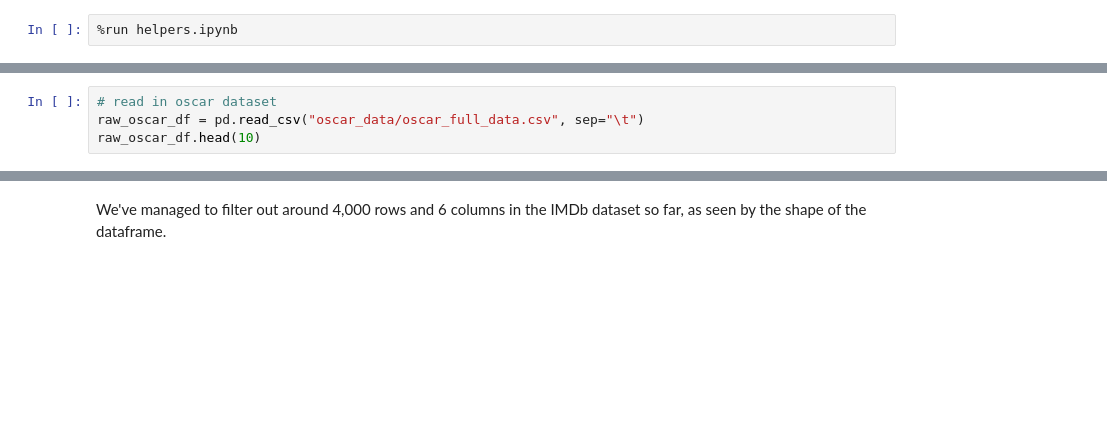
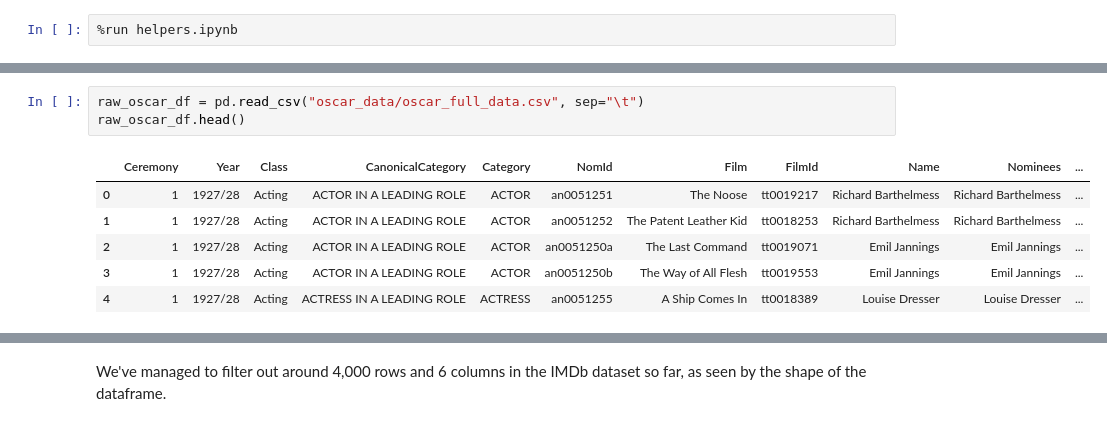
Before and after one commit to jad-bey/SIADS-593-Film-Awards-Data-Analysis, a Jupyter notebook: dataset.ipynb, the cells around one changed output, grey strips where cells are left out. Drawn from its saved outputs; the diff is of its cells as text; blank space fills up the shorter version.

```diff
--- a/dataset.ipynb
+++ b/dataset.ipynb
@@ -23,5 +32,11 @@ raw_imdb_df.head(10)
 # %%
-# read in oscar dataset
 raw_oscar_df = pd.read_csv("oscar_data/oscar_full_data.csv", sep="\t")
-raw_oscar_df.head(10)
+raw_oscar_df.head()
+# %% [output]
+|  | Ceremony | Year | Class | CanonicalCategory | Category | NomId | Film | FilmId | Name | Nominees | ... |
+| 0 | 1 | 1927/28 | Acting | ACTOR IN A LEADING ROLE | ACTOR | an0051251 | The Noose | tt0019217 | Richard Barthelmess | Richard Barthelmess | ... |
+| 1 | 1 | 1927/28 | Acting | ACTOR IN A LEADING ROLE | ACTOR | an0051252 | The Patent Leather Kid | tt0018253 | Richard Barthelmess | Richard Barthelmess | ... |
+| 2 | 1 | 1927/28 | Acting | ACTOR IN A LEADING ROLE | ACTOR | an0051250a | The Last Command | tt0019071 | Emil Jannings | Emil Jannings | ... |
+| 3 | 1 | 1927/28 | Acting | ACTOR IN A LEADING ROLE | ACTOR | an0051250b | The Way of All Flesh | tt0019553 | Emil Jannings | Emil Jannings | ... |
+| 4 | 1 | 1927/28 | Acting | ACTRESS IN A LEADING ROLE | ACTRESS | an0051255 | A Ship Comes In | tt0018389 | Louise Dresser | Louise Dresser | ... |
 # %%
```
Also changed, not shown: parts of 15 cells of this notebook, 10 other files.
